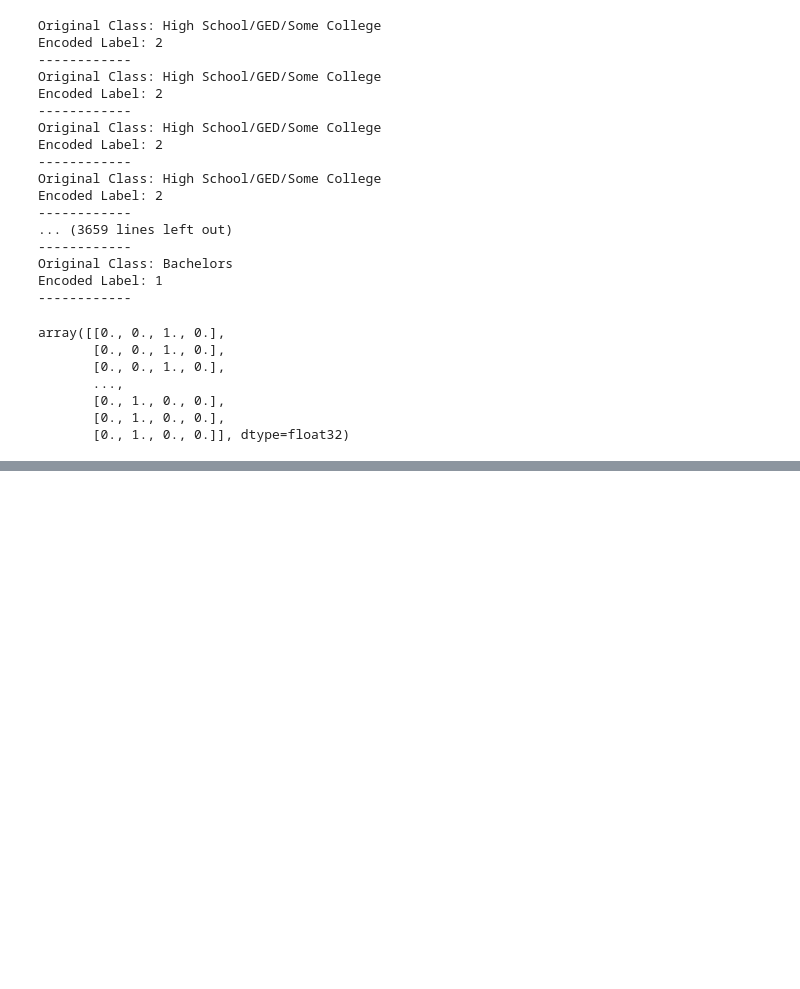
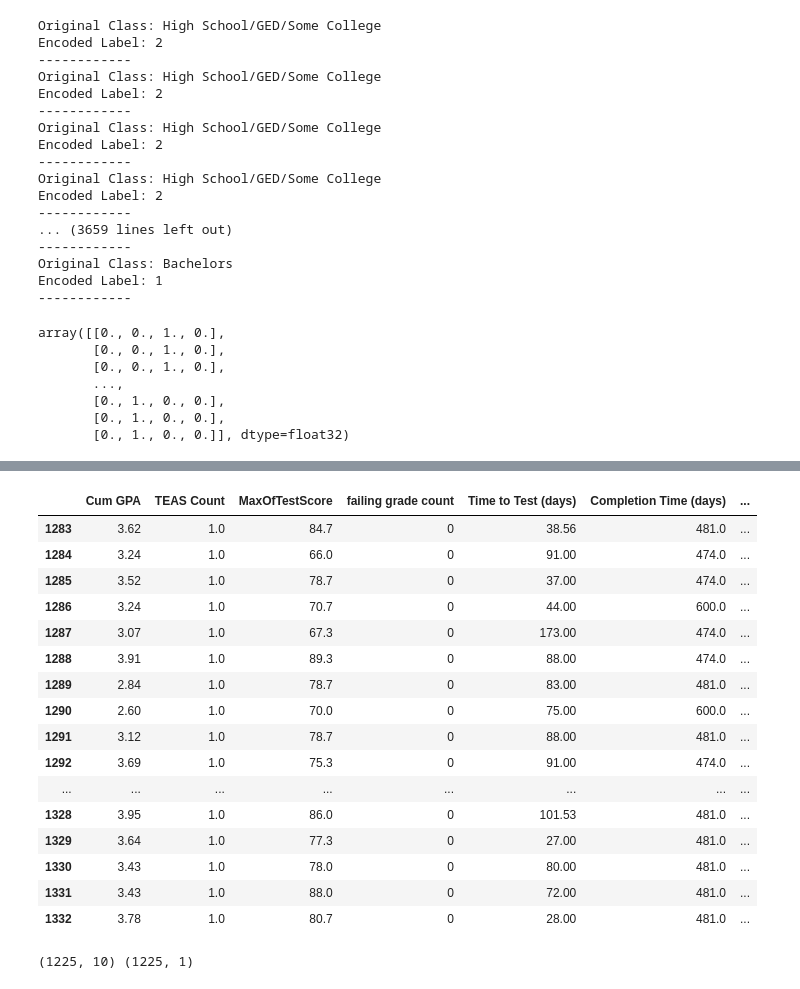
Before and after one commit to walaha2002/Project3, a Jupyter notebook: lin_regress.ipynb, the cells around one changed output, grey strips where cells are left out. Cells and saved outputs as stored; diff of their text form; code cells hidden in the pictures; blank space fills up the shorter version.

Commit message:
Exports model dataframe to csv and finalizes multiple linear regression model

```diff
--- a/lin_regress.ipynb
+++ b/lin_regress.ipynb
@@ -151,0 +161,8 @@ df.head()
+# %%
+# One-hot on Grade
+model_df['GradePass'] = np.where(model_df['Grade']== 'Pass', 1., 0.)
+# One-hot on Prev Edu
+model_df['HighSchool'] = np.where(model_df['PrecEducDesc'] == 'High School/GED/Some College',1.,0.)
+model_df['Assoc'] =  np.where(model_df['PrecEducDesc'] == 'Associates',1.,0.)
+model_df['Bach'] = np.where(model_df['PrecEducDesc'] == 'Bachelors',1.,0.)
+model_df['Masters'] = np.where(model_df['PrecEducDesc'] == 'Masters',1.,0.)
@@ -152,10 +187,37 @@ df.head()
+# %%
+#One big hot dataframe
+# ['Assoc','Bach','HighSchool','Masters'])
+# one_hot_ydf
+
+model_df.tail(50)
+# %% [output]
+|  | Cum GPA | TEAS Count | MaxOfTestScore | failing grade count | Time to Test (days) | Completion Time (days) | ... |
+| 1283 | 3.62 | 1.0 | 84.7 | 0 | 38.56 | 481.0 | ... |
+| 1284 | 3.24 | 1.0 | 66.0 | 0 | 91.00 | 474.0 | ... |
+| 1285 | 3.52 | 1.0 | 78.7 | 0 | 37.00 | 474.0 | ... |
+| 1286 | 3.24 | 1.0 | 70.7 | 0 | 44.00 | 600.0 | ... |
+| 1287 | 3.07 | 1.0 | 67.3 | 0 | 173.00 | 474.0 | ... |
+| 1288 | 3.91 | 1.0 | 89.3 | 0 | 88.00 | 474.0 | ... |
+| 1289 | 2.84 | 1.0 | 78.7 | 0 | 83.00 | 481.0 | ... |
+| 1290 | 2.60 | 1.0 | 70.0 | 0 | 75.00 | 600.0 | ... |
+| 1291 | 3.12 | 1.0 | 78.7 | 0 | 88.00 | 481.0 | ... |
+| 1292 | 3.69 | 1.0 | 75.3 | 0 | 91.00 | 474.0 | ... |
+| ... | ... | ... | ... | ... | ... | ... | ... |
+| 1328 | 3.95 | 1.0 | 86.0 | 0 | 101.53 | 481.0 | ... |
+| 1329 | 3.64 | 1.0 | 77.3 | 0 | 27.00 | 481.0 | ... |
+| 1330 | 3.43 | 1.0 | 78.0 | 0 | 80.00 | 481.0 | ... |
+| 1331 | 3.43 | 1.0 | 88.0 | 0 | 72.00 | 481.0 | ... |
+| 1332 | 3.78 | 1.0 | 80.7 | 0 | 28.00 | 481.0 | ... |
 # %%
 # Assign the data to X and y
 
-X = df[["Cum GPA", "TEAS Count","MaxOfTestScore","failing grade count","newPrevDegree","Time to Test (days)","Completion Time (days)"]]
+X = model_df[["Cum GPA", "TEAS Count","MaxOfTestScore","failing grade count","Time to Test (days)","Completion Time (days)",
+        "HighSchool", "Assoc","Bach","Masters"]]
 
-y = df["newGrade"].values.reshape(-1, 1)
+y = model_df["GradePass"].values.reshape(-1, 1)
 print(X.shape, y.shape)
+# %% [output]
+(1225, 10) (1225, 1)
 # %%
 # Use train_test_split to create training and testing data
 
```
Also changed, not shown: parts of 8 cells of this notebook, 1 other file.
